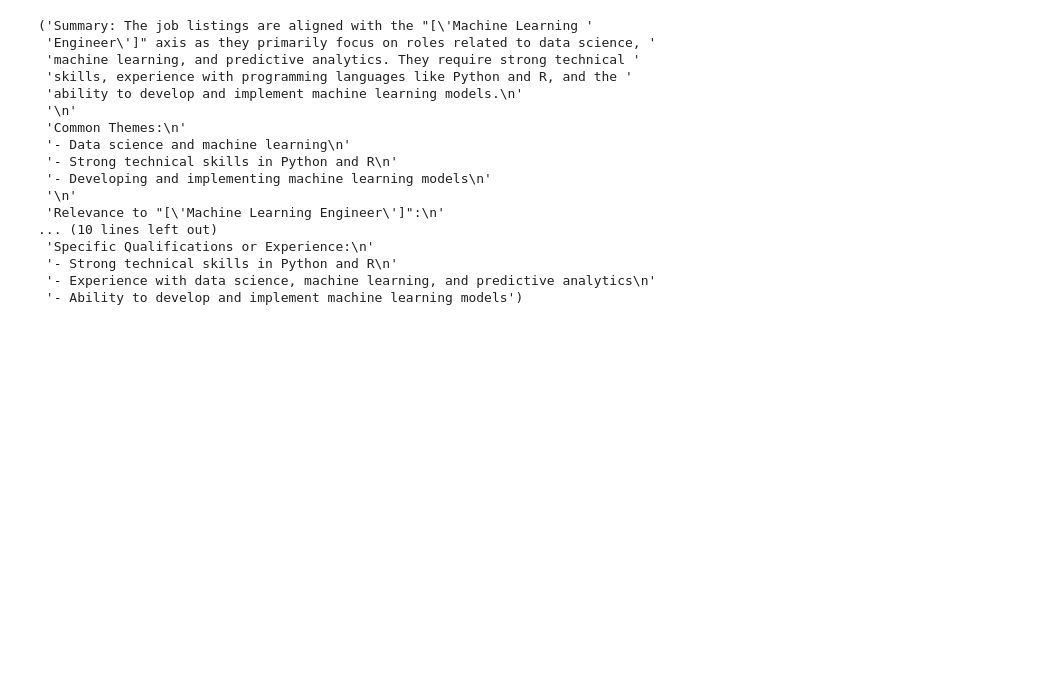
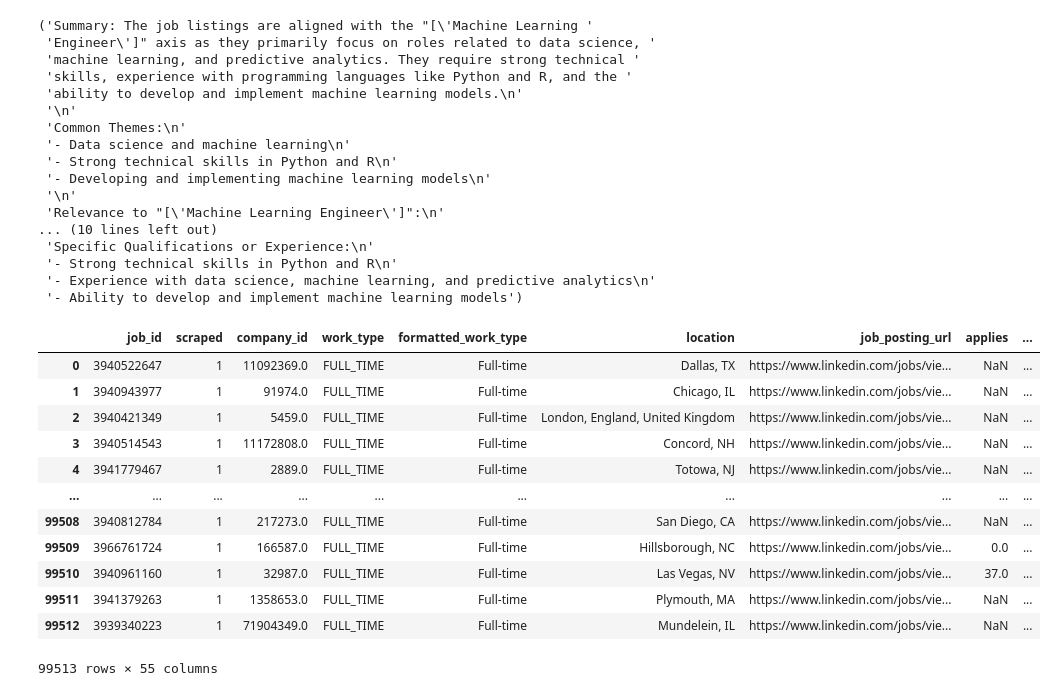
Before and after one commit to nickojelly/VectoredIn, a Jupyter notebook: sub_component_embedding.ipynb, the cells around one changed output. Cells and saved outputs as stored; diff of their text form; code cells hidden in the pictures; blank space fills up the shorter version.

```diff
--- a/sub_component_embedding.ipynb
+++ b/sub_component_embedding.ipynb
@@ -1043,2 +1084,18 @@ listings.
 # %%
-data_ner.to_feather('data/data_ner_embeddings.fth')
+data_ner = pd.read_feather('data/data_ner_embeddings.fth')
+# %%
+data_ner
+# %% [output]
+|  | job_id | scraped | company_id | work_type | formatted_work_type | location | job_posting_url | applies | ... |
+| 0 | 3940522647 | 1 | 11092369.0 | FULL_TIME | Full-time | Dallas, TX | https://www.linkedin.com/jobs/vie... | NaN | ... |
+| 1 | 3940943977 | 1 | 91974.0 | FULL_TIME | Full-time | Chicago, IL | https://www.linkedin.com/jobs/vie... | NaN | ... |
+| 2 | 3940421349 | 1 | 5459.0 | FULL_TIME | Full-time | London, England, United Kingdom | https://www.linkedin.com/jobs/vie... | NaN | ... |
+| 3 | 3940514543 | 1 | 11172808.0 | FULL_TIME | Full-time | Concord, NH | https://www.linkedin.com/jobs/vie... | NaN | ... |
+| 4 | 3941779467 | 1 | 2889.0 | FULL_TIME | Full-time | Totowa, NJ | https://www.linkedin.com/jobs/vie... | NaN | ... |
+| ... | ... | ... | ... | ... | ... | ... | ... | ... | ... |
+| 99508 | 3940812784 | 1 | 217273.0 | FULL_TIME | Full-time | San Diego, CA | https://www.linkedin.com/jobs/vie... | NaN | ... |
+| 99509 | 3966761724 | 1 | 166587.0 | FULL_TIME | Full-time | Hillsborough, NC | https://www.linkedin.com/jobs/vie... | 0.0 | ... |
+| 99510 | 3940961160 | 1 | 32987.0 | FULL_TIME | Full-time | Las Vegas, NV | https://www.linkedin.com/jobs/vie... | 37.0 | ... |
+| 99511 | 3941379263 | 1 | 1358653.0 | FULL_TIME | Full-time | Plymouth, MA | https://www.linkedin.com/jobs/vie... | NaN | ... |
+| 99512 | 3939340223 | 1 | 71904349.0 | FULL_TIME | Full-time | Mundelein, IL | https://www.linkedin.com/jobs/vie... | NaN | ... |
+99513 rows × 55 columns
```
Also changed, not shown: parts of 13 cells of this notebook, 3 other files.
